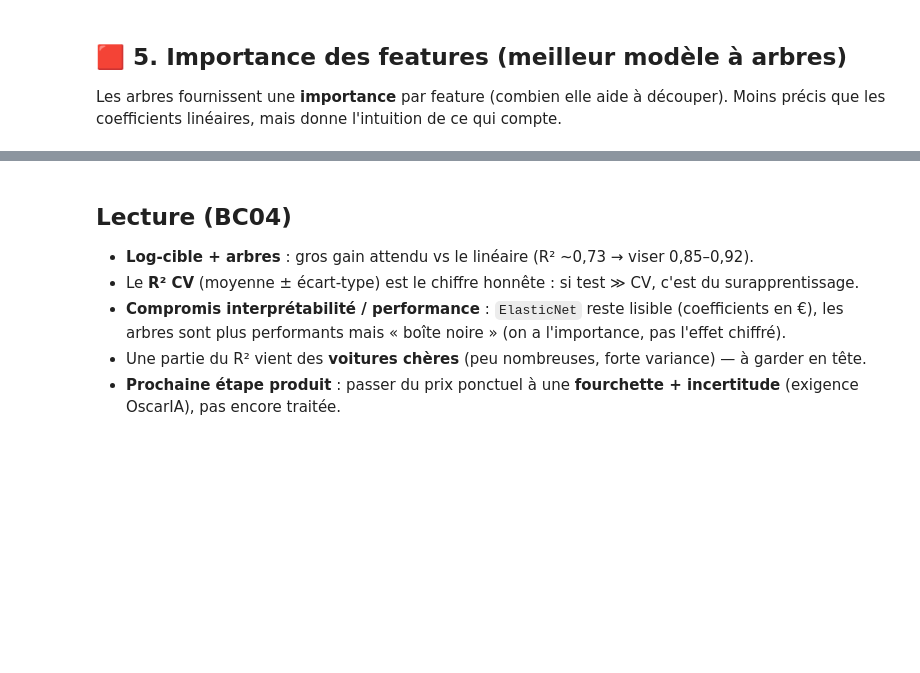
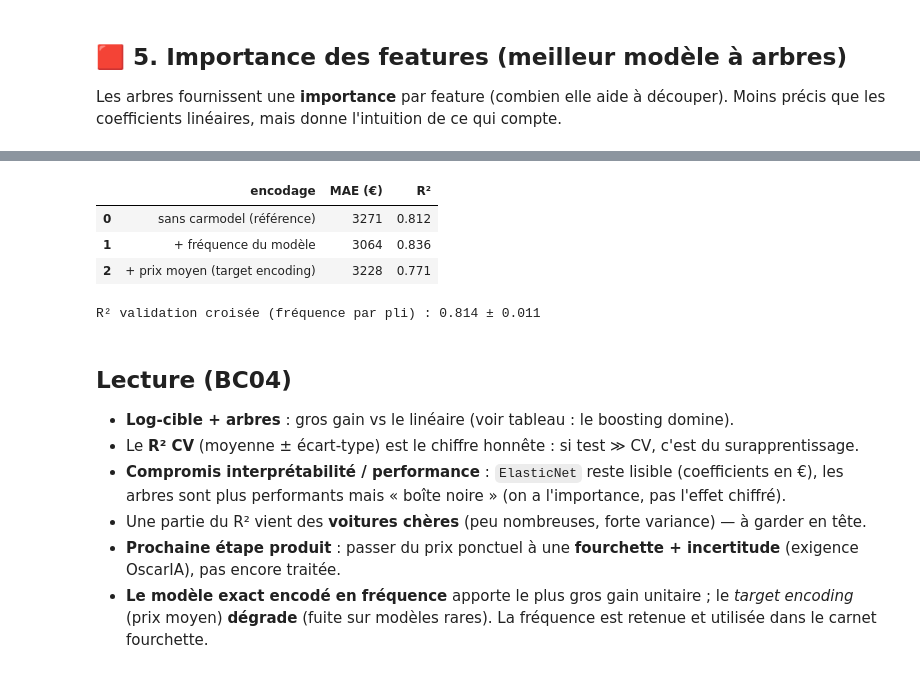
Before and after one commit to zepolclem/oscaria, a Jupyter notebook: ml/notebooks/french-second-hand-cars/03_modeles_avances.ipynb, the cells around one changed output, grey strips where cells are left out. Saved outputs shown, nothing was run; the diff lists cells and outputs as text; code cells hidden in the pictures; blank space fills up the shorter version.

```diff
--- a/ml/notebooks/french-second-hand-cars/03_modeles_avances.ipynb
+++ b/ml/notebooks/french-second-hand-cars/03_modeles_avances.ipynb
@@ -167,8 +185,58 @@ garantie_constructeur    0.001
+# %%
+# comparaison des encodages du modèle exact (fréquence vs prix moyen, train-only)
+data_m = df[features + ["modele", "price"]].dropna(subset=["price"])
+tr, te = train_test_split(data_m, test_size=0.2, random_state=42)
+ytr_m, yte_m = tr["price"], te["price"]
+
+def evalue_enc(Xtr, Xte, nom):
+    m = HistGradientBoostingRegressor(random_state=42).fit(Xtr, ytr_m)
+    p = m.predict(Xte)
+    return {"encodage": nom,
+            "MAE (€)": round(mean_absolute_error(yte_m, p)),
+            "R²": round(r2_score(yte_m, p), 3)}
+
+freq = tr["modele"].value_counts()                      # calculée sur le TRAIN seul
+prix_moyen = tr.groupby("modele")["price"].mean()
+glob = tr["price"].mean()
+
+enc = pd.DataFrame([
+    evalue_enc(tr[features], te[features], "sans carmodel (référence)"),
+    evalue_enc(tr[features].assign(modele_freq=tr["modele"].map(freq)),
+               te[features].assign(modele_freq=te["modele"].map(freq).fillna(0)),
+               "+ fréquence du modèle"),
+    evalue_enc(tr[features].assign(modele_prix=tr["modele"].map(prix_moyen)),
+               te[features].assign(modele_prix=te["modele"].map(prix_moyen).fillna(glob)),
+               "+ prix moyen (target encoding)"),
+])
+enc
+# %% [output]
+|  | encodage | MAE (€) | R² |
+| 0 | sans carmodel (référence) | 3271 | 0.812 |
+| 1 | + fréquence du modèle | 3064 | 0.836 |
+| 2 | + prix moyen (target encoding) | 3228 | 0.771 |
+# %%
+# robustesse du gagnant : validation croisée HONNÊTE (fréquence recalculée par pli)
+from sklearn.model_selection import KFold
+
+kf = KFold(n_splits=5, shuffle=True, random_state=42)
+r2s = []
+for i_tr, i_te in kf.split(data_m):
+    tr_k, te_k = data_m.iloc[i_tr], data_m.iloc[i_te]
+    f_k = tr_k["modele"].value_counts()
+    m = HistGradientBoostingRegressor(random_state=42).fit(
+        tr_k[features].assign(modele_freq=tr_k["modele"].map(f_k)), tr_k["price"])
+    pred = m.predict(te_k[features].assign(modele_freq=te_k["modele"].map(f_k).fillna(0)))
+    r2s.append(r2_score(te_k["price"], pred))
+r2s = np.array(r2s)
+print(f"R² validation croisée (fréquence par pli) : {r2s.mean():.3f} ± {r2s.std():.3f}")
+# %% [output]
+R² validation croisée (fréquence par pli) : 0.814 ± 0.011
 # %% [markdown]
 ## Lecture (BC04)
 
-- **Log-cible + arbres** : gros gain attendu vs le linéaire (R² ~0,73 → viser 0,85–0,92).
+- **Log-cible + arbres** : gros gain vs le linéaire (voir tableau : le boosting domine).
 - Le **R² CV** (moyenne ± écart-type) est le chiffre honnête : si test ≫ CV, c'est du surapprentissage.
 - **Compromis interprétabilité / performance** : `ElasticNet` reste lisible (coefficients en €), les arbres sont plus performants mais « boîte noire » (on a l'importance, pas l'effet chiffré).
 - Une partie du R² vient des **voitures chères** (peu nombreuses, forte variance) — à garder en tête.
 - **Prochaine étape produit** : passer du prix ponctuel à une **fourchette + incertitude** (exigence OscarIA), pas encore traitée.
+- **Le modèle exact encodé en fréquence** apporte le plus gros gain unitaire ; le *target encoding* (prix moyen) **dégrade** (fuite sur modèles rares). La fréquence est retenue et utilisée dans le carnet fourchette.
```
Also changed, not shown: parts of 9 cells of this notebook, 6 other files.
